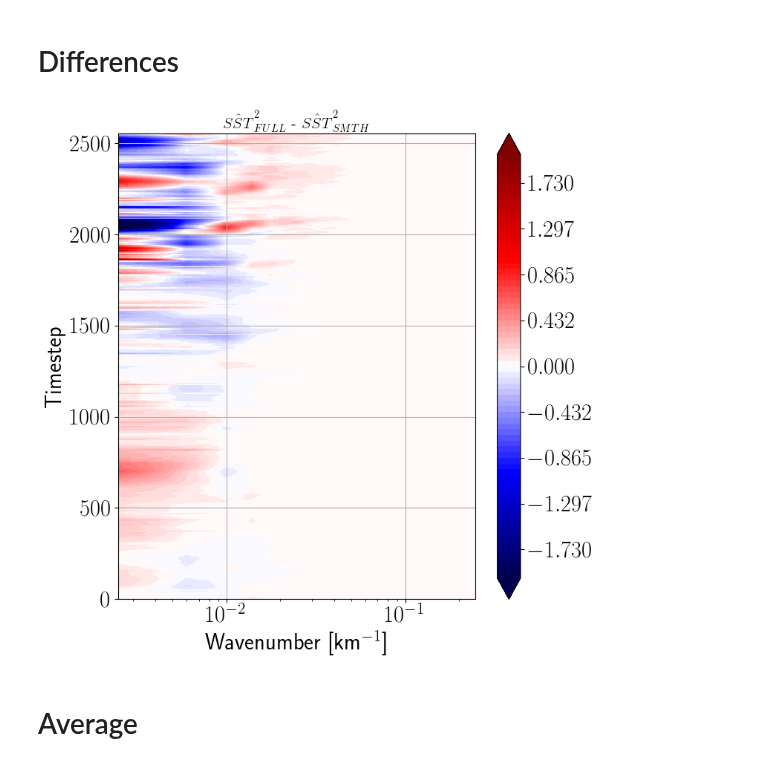
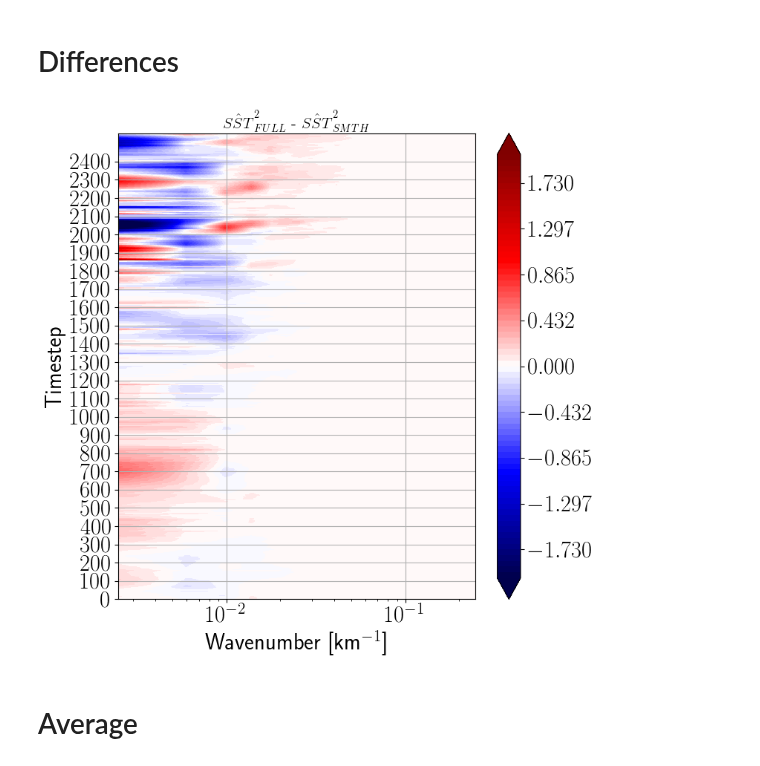
Before and after one commit to igoruchoa/FeedbackSubmeso, a Jupyter notebook: 2_CROCO/extras/random_spectra.ipynb, the cells around one changed output. Cells and saved outputs as stored; diff of their text form; code cells hidden in the pictures.

```diff
--- a/2_CROCO/extras/random_spectra.ipynb
+++ b/2_CROCO/extras/random_spectra.ipynb
@@ -272,12 +273,13 @@ diff_SST_spectra_8=(SST_full_spec_8-SST_smth_spec_8)
 # %%
 plt.figure(figsize=(8,8))
 
+# plt.contourf(diff_SST_spectra_2.freq_r/2,pd.DatetimeIndex(diff_SST_spectra_2['2htime']),diff_SST_spectra_2/2,
+#              cmap='seismic',levels=np.linspace(-2,2,75),extend='both')
+
+
 plt.contourf(diff_SST_spectra_2.freq_r/2,np.arange(len(diff_SST_spectra_2['2htime'])),diff_SST_spectra_2/2,
              cmap='seismic',levels=np.linspace(-2,2,75),extend='both')
-# plt.contourf(diff_SST_spectra_4.freq_r/2,np.arange(len(diff_SST_spectra_4['2htime'])),diff_SST_spectra_4/2,
-#              cmap='seismic',levels=np.linspace(-1,1,75),extend='both')
-# plt.contourf(diff_SST_spectra_8.freq_r/2,np.arange(len(diff_SST_spectra_8['2htime'])),diff_SST_spectra_8/2,
-#              cmap='seismic',levels=np.linspace(-1,1,75),extend='both')
+
 # plt.legend()
 plt.xscale('log')
 # plt.yscale('log')
@@ -285,60 +287,55 @@ plt.title(r' $\hat{SST}^2_{FULL}$ - $\hat{SST}^2_{SMTH}$',fontsize=15)
 plt.ylabel(r'Timestep',fontweight='bold')
 plt.xlabel(r'Wavenumber  [km$^{-1}$]',fontweight='bold')
 plt.colorbar()
-
+plt.yticks(np.arange(0,2500,100))
 # plt.xlim(1e-2,0)
 # plt.ylim(2000,2100)
 plt.grid()
 plt.tight_layout()
-plt.savefig('/homes/metogra/iufarias/Documents/figures/2_CROCO/random_spectra/diff_SST_spectra_hovmoller.png')
+# plt.savefig('/homes/metogra/iufarias/Documents/figures/2_CROCO/random_spectra/diff_SST_spectra_hovmoller.png')
 
 
 
 # plt.figure(figsize=(8,8))
 
-# # plt.contourf(diff_SST_spectra_2.freq_r/2,np.arange(len(diff_SST_spectra_2['2htime'])),diff_SST_spectra_2/2,
-# #              cmap='seismic',levels=np.linspace(-4,4,75),extend='both')
-# plt.contourf(diff_SST_spectra_4.freq_r/2,np.arange(len(diff_SST_spectra_4['2htime'])),diff_SST_spectra_4/2,
+# plt.contourf(diff_SST_spectra_4.freq_r/2,pd.DatetimeIndex(diff_SST_spectra_4['2htime']),diff_SST_spectra_4/2,
 #              cmap='seismic',levels=np.linspace(-1,1,75),extend='both')
-# # plt.contourf(diff_SST_spectra_8.freq_r/2,np.arange(len(diff_SST_spectra_8['2htime'])),diff_SST_spectra_8/2,
-# #              cmap='seismic',levels=np.linspace(-1,1,75),extend='both')
+
 # # plt.legend()
 # plt.xscale('log')
 # # plt.yscale('log')
 # plt.title(r' $\hat{SST}^2_{FULL}$ - $\hat{SST}^2_{SMTH}$',fontsize=15)
 # plt.ylabel(r'Timestep',fontweight='bold')
 # plt.xlabel(r'Wavenumber  [km$^{-1}$]',fontweight='bold')
 # plt.colorbar()
 
-# plt.xlim(1e-2,0)
+# # plt.xlim(1e-2,0)
 # # plt.ylim(2000,2100)
 # plt.grid()
 # plt.tight_layout()
+# plt.savefig('/homes/metogra/iufarias/Documents/figures/2_CROCO/random_spectra/diff_SST_spectra_hovmoller_4bins.png')
+
 
 
 
 # plt.figure(figsize=(8,8))
 
-# # plt.contourf(diff_SST_spectra_2.freq_r/2,np.arange(len(diff_SST_spectra_2['2htime'])),diff_SST_spectra_2/2,
-# #              cmap='seismic',levels=np.linspace(-4,4,75),extend='both')
-# # plt.contourf(diff_SST_spectra_4.freq_r/2,np.arange(len(diff_SST_spectra_4['2htime'])),diff_SST_spectra_4/2,
-# #              cmap='seismic',levels=np.linspace(-4,4,75),extend='both')
 # plt.contourf(diff_SST_spectra_8.freq_r/2,np.arange(len(diff_SST_spectra_8['2htime'])),diff_SST_spectra_8/2,
 #              cmap='seismic',levels=np.linspace(-1,1,75),extend='both')
 # # plt.legend()
 # plt.xscale('log')
 # # plt.yscale('log')
 # plt.title(r' $\hat{SST}^2_{FULL}$ - $\hat{SST}^2_{SMTH}$',fontsize=15)
 # plt.ylabel(r'Timestep',fontweight='bold')
 # plt.xlabel(r'Wavenumber  [km$^{-1}$]',fontweight='bold')
 # plt.colorbar()
 
 # plt.xlim(1e-2,0)
 # # plt.ylim(2000,2100)
 # plt.grid()
 # plt.tight_layout()
 # %% [output]
-[figure, old version]
+[figure, new version]
 # %% [markdown]
 # Average
 # %%
```
Also changed, not shown: parts of 13 cells of this notebook.
